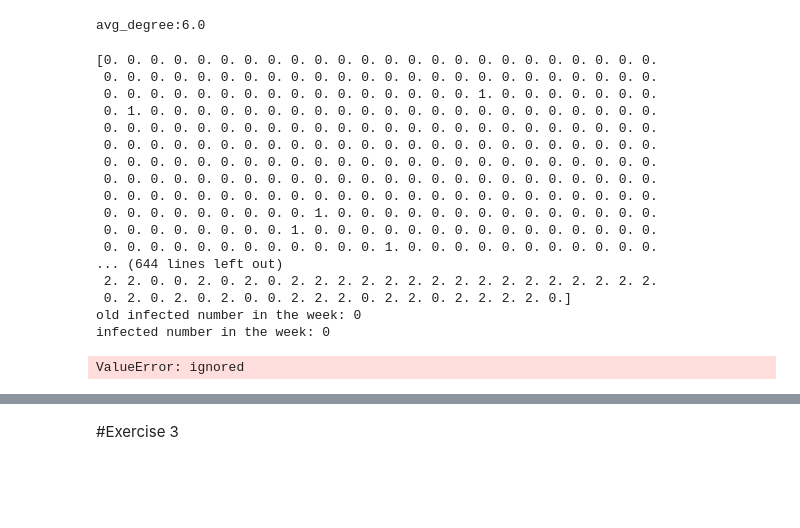
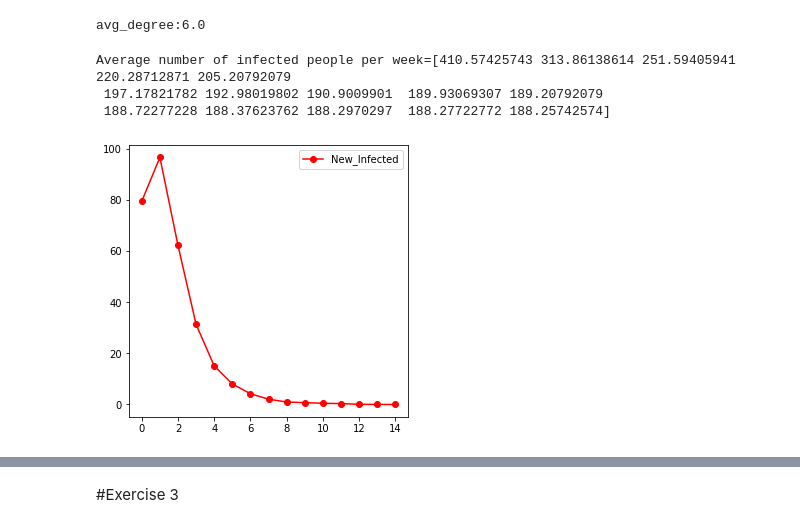
Before and after one commit to ele9996/NetworkDynamicsAndLearningLabs, a Jupyter notebook: HMW3.ipynb, the cells around one changed output, grey strips where cells are left out. Cells and saved outputs as stored; diff of their text form; code cells hidden in the pictures; blank space fills up the shorter version.

```diff
--- a/HMW3.ipynb
+++ b/HMW3.ipynb
@@ -269,6 +250,10 @@ tot_recovered = np.array([[0.,0.,0.,0.,0.,0.,0.,0.,0.,0.,0.,0.,0.,0.,0.]])
 
 #array containing the total subsceptible people each week for all simulations
 tot_subsceptible = np.array([[500.,500,500,500,500,500,500,500,500,500,500,500,500,500,500]])
+
+#array containing the total new infected people each week for all simulations
+tot_new_infected = np.array([[0.,0.,0.,0.,0.,0.,0.,0.,0.,0.,0.,0.,0.,0.,0.]])
+
 
 
 #main loop
@@ -288,6 +273,9 @@ for n in range(N):
   #array containing the number of subsceptible people each week in one simulation of 100
   n_subsceptible=np.zeros(weeks)
 
+  #array containing the number of new infected people each week in one simulation of 100
+  n_new_infected=np.zeros(weeks)
+
   #I randomly search for 10 nodes which will start as infected
   random_index=random.sample(range(0,nodes-1),10)
   #print("the nodes I selected to be infected are: {}".format(random_index))
@@ -296,12 +284,13 @@ for n in range(N):
     n_status[index]=1
 
   #I run the simulation
-  n_infected,n_recovered,n_subsceptible=MySim(weeks,nodes,n_status,n_infected,n_subsceptible,n_recovered)
+  n_infected,n_recovered,n_subsceptible,n_new_infected=MySim(weeks,nodes,n_status,n_infected,n_subsceptible,n_recovered,n_new_infected)
 
   #print(n_subsceptible)
   tot_inf=np.concatenate((tot_inf, [n_infected]), axis = 0)
   tot_recovered=np.concatenate((tot_recovered, [n_recovered]), axis = 0)
   tot_subsceptible=np.concatenate((tot_subsceptible, [n_subsceptible]), axis = 0)
+  tot_new_infected=np.concatenate((tot_new_infected, [n_new_infected]), axis = 0)
 
 
 #print("totale infettati per ogni settimana per simulazione:{}".format(tot_inf))
@@ -309,27 +298,25 @@ for n in range(N):
 avg_inf=np.average(tot_inf,axis=0)
 avg_recovered=np.average(tot_recovered,axis=0)
 avg_subsceptible=np.average(tot_subsceptible,axis=0)
+avg_new_infected=np.average(tot_new_infected,axis=0)
 
 print("Average number of infected people per week={}".format(avg_subsceptible))
 # %% [output]
-[0. 0. 0. 0. 0. 0. 0. 0. 0. 0. 0. 0. 0. 0. 0. 0. 0. 0. 0. 0. 0. 0. 0. 0.
- 0. 0. 0. 0. 0. 0. 0. 0. 0. 0. 0. 0. 0. 0. 0. 0. 0. 0. 0. 0. 0. 0. 0. 0.
- 0. 0. 0. 0. 0. 0. 0. 0. 0. 0. 0. 0. 0. 0. 0. 0. 1. 0. 0. 0. 0. 0. 0. 0.
- 0. 1. 0. 0. 0. 0. 0. 0. 0. 0. 0. 0. 0. 0. 0. 0. 0. 0. 0. 0. 0. 0. 0. 0.
- 0. 0. 0. 0. 0. 0. 0. 0. 0. 0. 0. 0. 0. 0. 0. 0. 0. 0. 0. 0. 0. 0. 0. 0.
- 0. 0. 0. 0. 0. 0. 0. 0. 0. 0. 0. 0. 0. 0. 0. 0. 0. 0. 0. 0. 0. 0. 0. 0.
- 0. 0. 0. 0. 0. 0. 0. 0. 0. 0. 0. 0. 0. 0. 0. 0. 0. 0. 0. 0. 0. 0. 0. 0.
- 0. 0. 0. 0. 0. 0. 0. 0. 0. 0. 0. 0. 0. 0. 0. 0. 0. 0. 0. 0. 0. 0. 0. 0.
- 0. 0. 0. 0. 0. 0. 0. 0. 0. 0. 0. 0. 0. 0. 0. 0. 0. 0. 0. 0. 0. 0. 0. 0.
- 0. 0. 0. 0. 0. 0. 0. 0. 0. 1. 0. 0. 0. 0. 0. 0. 0. 0. 0. 0. 0. 0. 0. 0.
- 0. 0. 0. 0. 0. 0. 0. 0. 1. 0. 0. 0. 0. 0. 0. 0. 0. 0. 0. 0. 0. 0. 0. 0.
- 0. 0. 0. 0. 0. 0. 0. 0. 0. 0. 0. 0. 1. 0. 0. 0. 0. 0. 0. 0. 0. 0. 0. 0.
-... (644 lines left out)
- 2. 2. 0. 0. 2. 0. 2. 0. 2. 2. 2. 2. 2. 2. 2. 2. 2. 2. 2. 2. 2. 2. 2. 2.
- 0. 2. 0. 2. 0. 2. 0. 0. 2. 2. 2. 0. 2. 2. 0. 2. 2. 2. 2. 0.]
-old infected number in the week: 0
-infected number in the week: 0
+Average number of infected people per week=[410.57425743 313.86138614 251.59405941 220.28712871 205.20792079
+ 197.17821782 192.98019802 190.9009901  189.93069307 189.20792079
+ 188.72277228 188.37623762 188.2970297  188.27722772 188.25742574]
-ValueError: ignored
+# %%
+fig, ax = plt.subplots(figsize=(5,5))
+
+
+ax.plot(avg_new_infected,'ro-', label="New_Infected")
+
+
+
+ax.legend()
+plt.show()
+# %% [output]
+[figure, added]
 # %%
 fig, ax = plt.subplots(figsize=(5,5))
 
```
Also changed, not shown: parts of 12 cells of this notebook.
